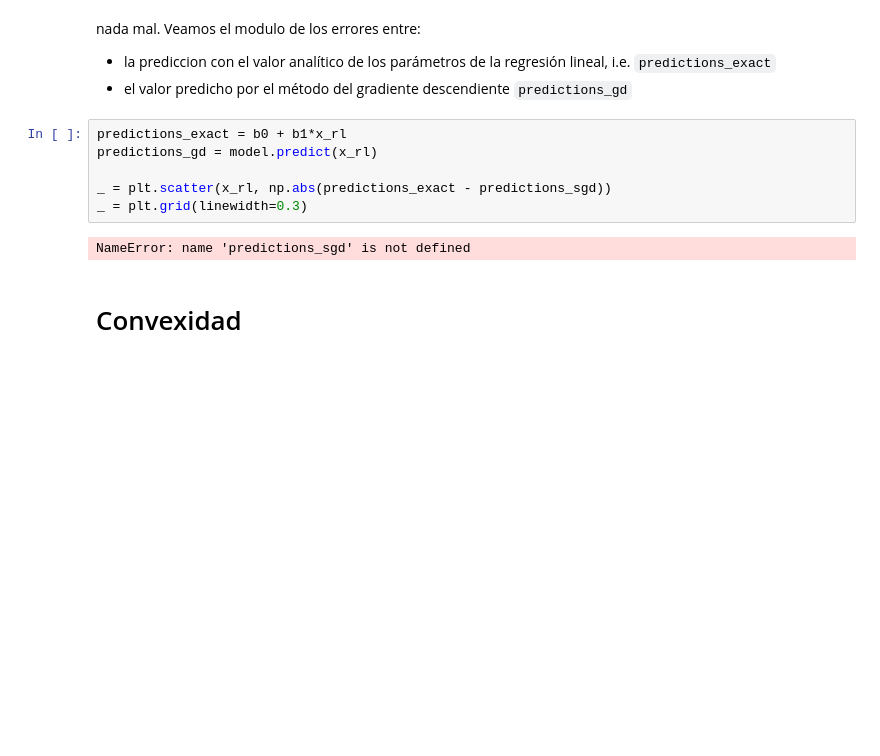
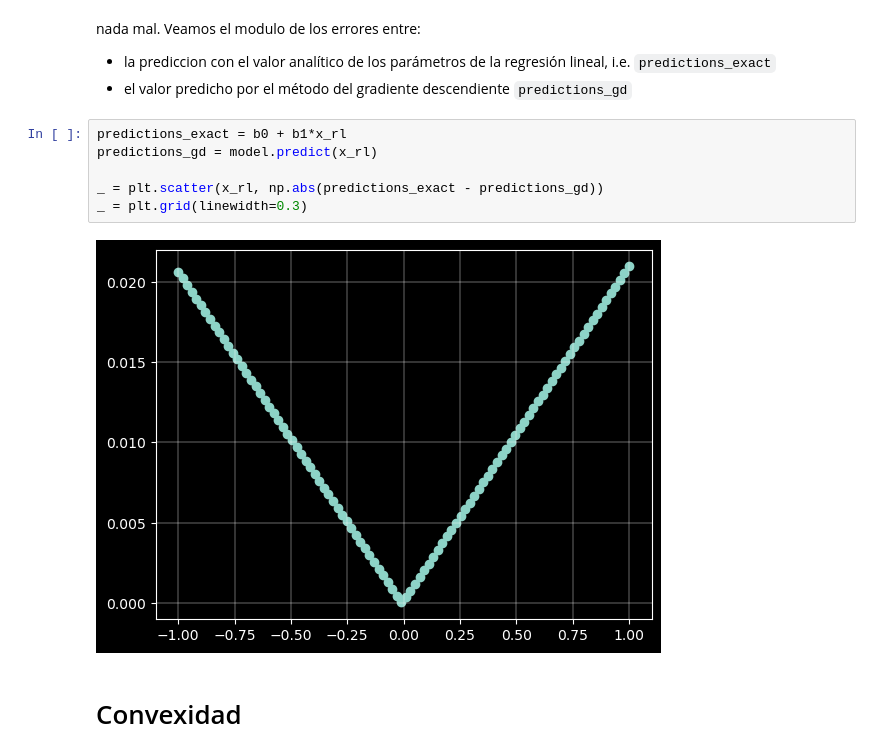
Before and after one commit to institutohumai/cursos-python, a Jupyter notebook: MatematicasParaIA/5_Optimizacion/optimizacion.ipynb, the cells around one changed output. Drawn from its saved outputs; the diff is of its cells as text; blank space fills up the shorter version.

```diff
--- a/MatematicasParaIA/5_Optimizacion/optimizacion.ipynb
+++ b/MatematicasParaIA/5_Optimizacion/optimizacion.ipynb
@@ -990,11 +990,11 @@ nada mal. Veamos el modulo de los errores entre:
 # %%
 predictions_exact = b0 + b1*x_rl
 predictions_gd = model.predict(x_rl)
 
-_ = plt.scatter(x_rl, np.abs(predictions_exact - predictions_sgd))
+_ = plt.scatter(x_rl, np.abs(predictions_exact - predictions_gd))
 _ = plt.grid(linewidth=0.3)
 # %% [output]
-NameError: name 'predictions_sgd' is not defined
+[figure, added]
 # %% [markdown]
 # Convexidad
 # %% [markdown]
```
Also changed, not shown: parts of 9 cells of this notebook, 1 other file.
